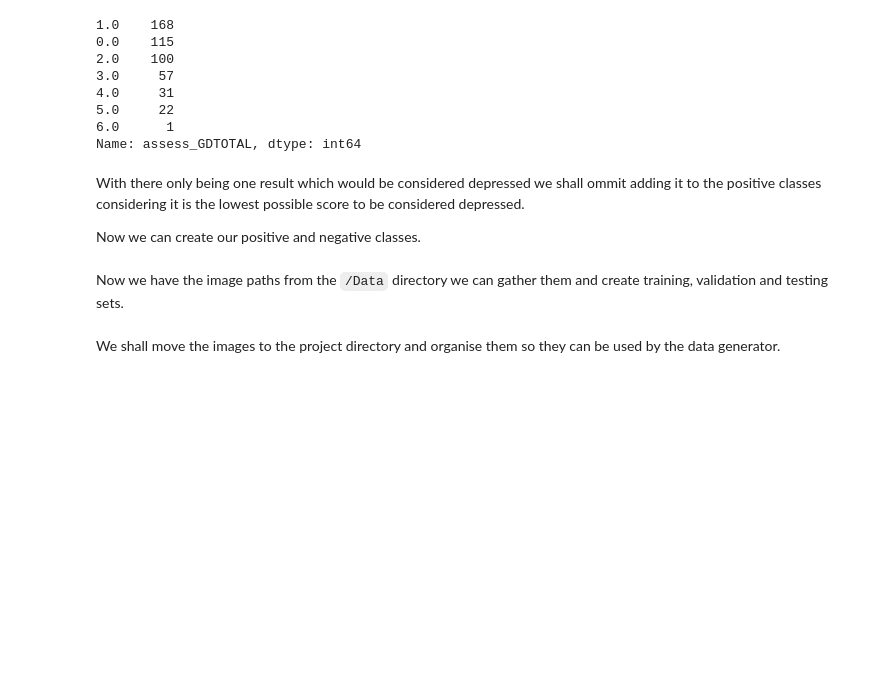
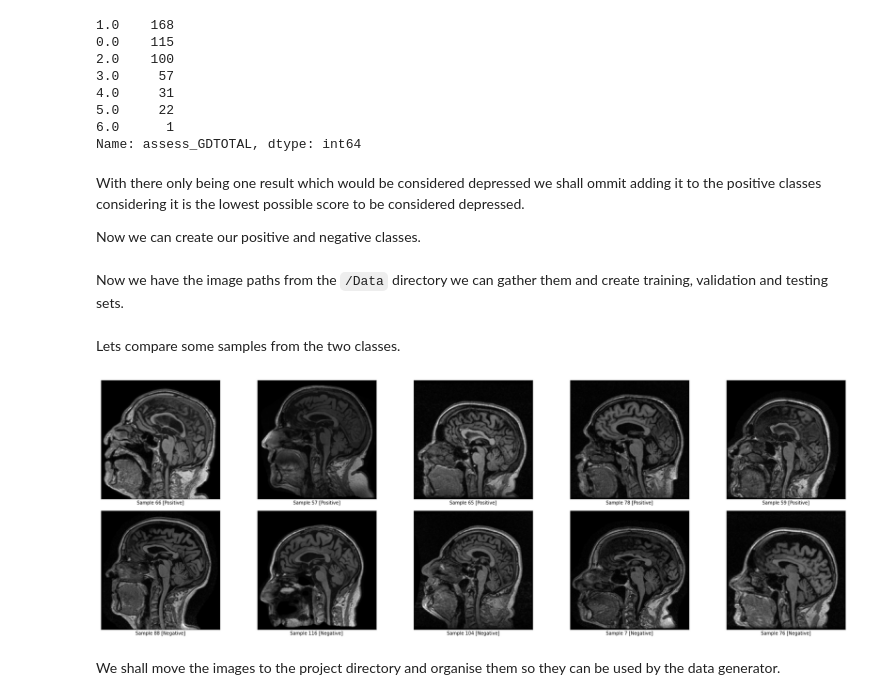
Before and after one commit to kaihulme/ad-gan, a Jupyter notebook: notebooks/adni_fmri_alzheimers_data_handling.ipynb, the cells around one changed output. Cells and saved outputs as stored; diff of their text form; code cells hidden in the pictures; blank space fills up the shorter version.

```diff
--- a/notebooks/adni_fmri_alzheimers_data_handling.ipynb
+++ b/notebooks/adni_fmri_alzheimers_data_handling.ipynb
@@ -245,6 +268,31 @@ y = pos_y + neg_y
 
 X_train, X_test, y_train, y_test = train_test_split(X, y, test_size=0.1)
 X_train, X_val, y_train, y_val = train_test_split(X_train, y_train, test_size=0.1)
+# %% [markdown]
+Lets compare some samples from the two classes.
+# %%
+num = 5
+
+pos_samples = [(idx, pos_X[idx]) for idx in np.random.choice(len(pos_X), num)]
+neg_samples = [(idx, neg_X[idx]) for idx in np.random.choice(len(neg_X), num)]
+
+fig = plt.figure(figsize=(30, 10))
+plt.subplots_adjust(wspace=0.1, hspace=0.1)
+for i, ((pos_idx, pos_sample), (neg_idx, neg_sample)) in enumerate(zip(pos_samples, neg_samples)):
+    # positive samples
+    ax = fig.add_subplot(2, num, i + 1)
+    ax.imshow(pos_sample, cmap='gray')
+    ax.set_xticks([])
+    ax.set_yticks([])
+    ax.set_xlabel("Sample {0} [Positive]".format(pos_idx))
+    # negative samples
+    ax = fig.add_subplot(2, 5, i + num + 1)
+    ax.imshow(neg_sample, cmap='gray')
+    ax.set_xticks([])
+    ax.set_yticks([])
+    ax.set_xlabel("Sample {0} [Negative]".format(neg_idx))
+# %% [output]
+[figure, added]
 # %% [markdown]
 We shall move the images to the project directory and organise them so they can be used by the data generator.
 # %%
```
Also changed, not shown: parts of 5 cells of this notebook, 2 other files.
